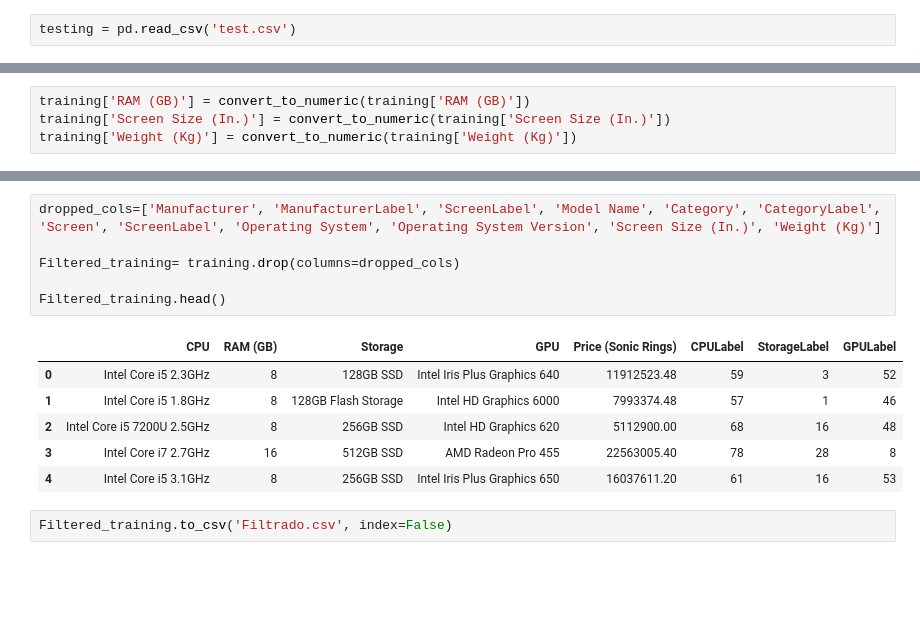
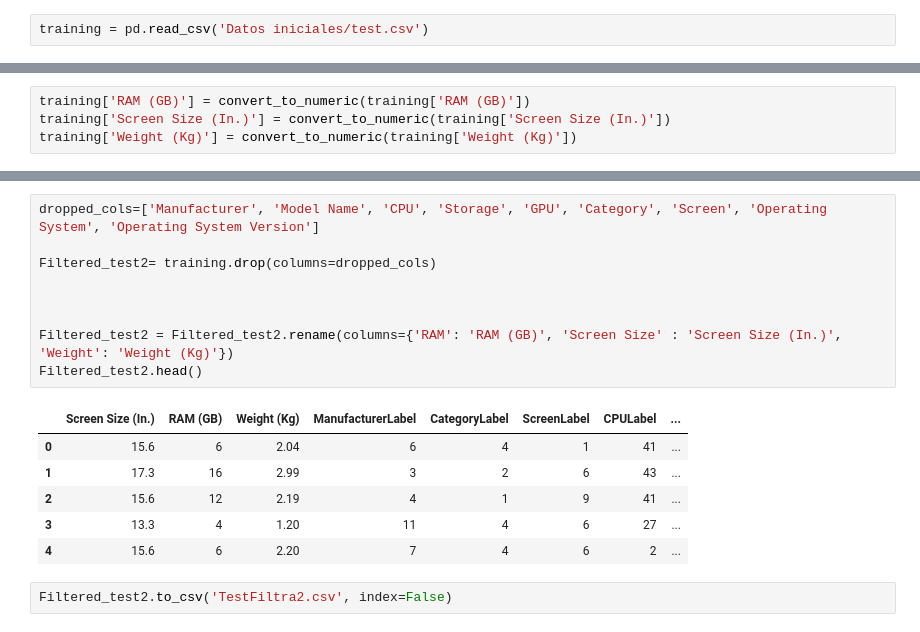
Before and after one commit to Hrodward88/W7-Kaggle-Project, a Jupyter notebook: predict-the-price-for-laptops/TestCleaning.ipynb, the cells around one changed output, grey strips where cells are left out. Drawn from its saved outputs; the diff is of its cells as text; blank space fills up the shorter version.

```diff
--- a/predict-the-price-for-laptops/TestCleaning.ipynb
+++ b/predict-the-price-for-laptops/TestCleaning.ipynb
@@ -6,7 +6,7 @@ import matplotlib.pyplot as plt
 pd.set_option('display.max_rows', None)
 pd.set_option('display.max_columns', None)
 # %%
-testing = pd.read_csv('test.csv')
+training = pd.read_csv('Datos iniciales/test.csv')
 # %%
 training.info()
 # %% [output]
@@ -628,15 +600,18 @@ training.head()
 # %%
-dropped_cols=['Manufacturer', 'ManufacturerLabel', 'ScreenLabel', 'Model Name', 'Category', 'CategoryLabel', 'Screen', 'ScreenLabel', 'Operating System', 'Operating System Version', 'Screen Size (In.)', 'Weight (Kg)']
+dropped_cols=['Manufacturer', 'Model Name', 'CPU', 'Storage', 'GPU', 'Category', 'Screen', 'Operating System', 'Operating System Version']
 
-Filtered_training= training.drop(columns=dropped_cols)
+Filtered_test2= training.drop(columns=dropped_cols)
 
-Filtered_training.head()
+
+
+Filtered_test2 = Filtered_test2.rename(columns={'RAM': 'RAM (GB)', 'Screen Size' : 'Screen Size (In.)', 'Weight': 'Weight (Kg)'})
+Filtered_test2.head()
 # %% [output]
-|  | CPU | RAM (GB) | Storage | GPU | Price (Sonic Rings) | CPULabel | StorageLabel | GPULabel |
-| 0 | Intel Core i5 2.3GHz | 8 | 128GB SSD | Intel Iris Plus Graphics 640 | 11912523.48 | 59 | 3 | 52 |
-| 1 | Intel Core i5 1.8GHz | 8 | 128GB Flash Storage | Intel HD Graphics 6000 | 7993374.48 | 57 | 1 | 46 |
-| 2 | Intel Core i5 7200U 2.5GHz | 8 | 256GB SSD | Intel HD Graphics 620 | 5112900.00 | 68 | 16 | 48 |
-| 3 | Intel Core i7 2.7GHz | 16 | 512GB SSD | AMD Radeon Pro 455 | 22563005.40 | 78 | 28 | 8 |
-| 4 | Intel Core i5 3.1GHz | 8 | 256GB SSD | Intel Iris Plus Graphics 650 | 16037611.20 | 61 | 16 | 53 |
+|  | Screen Size (In.) | RAM (GB) | Weight (Kg) | ManufacturerLabel | CategoryLabel | ScreenLabel | CPULabel | ... |
+| 0 | 15.6 | 6 | 2.04 | 6 | 4 | 1 | 41 | ... |
+| 1 | 17.3 | 16 | 2.99 | 3 | 2 | 6 | 43 | ... |
+| 2 | 15.6 | 12 | 2.19 | 4 | 1 | 9 | 41 | ... |
+| 3 | 13.3 | 4 | 1.20 | 11 | 4 | 6 | 27 | ... |
+| 4 | 15.6 | 6 | 2.20 | 7 | 4 | 6 | 2 | ... |
 # %%
-Filtered_training.to_csv('Filtrado.csv', index=False)
+Filtered_test2.to_csv('TestFiltra2.csv', index=False)
```
Also changed, not shown: parts of 36 cells of this notebook, 16 other files.
